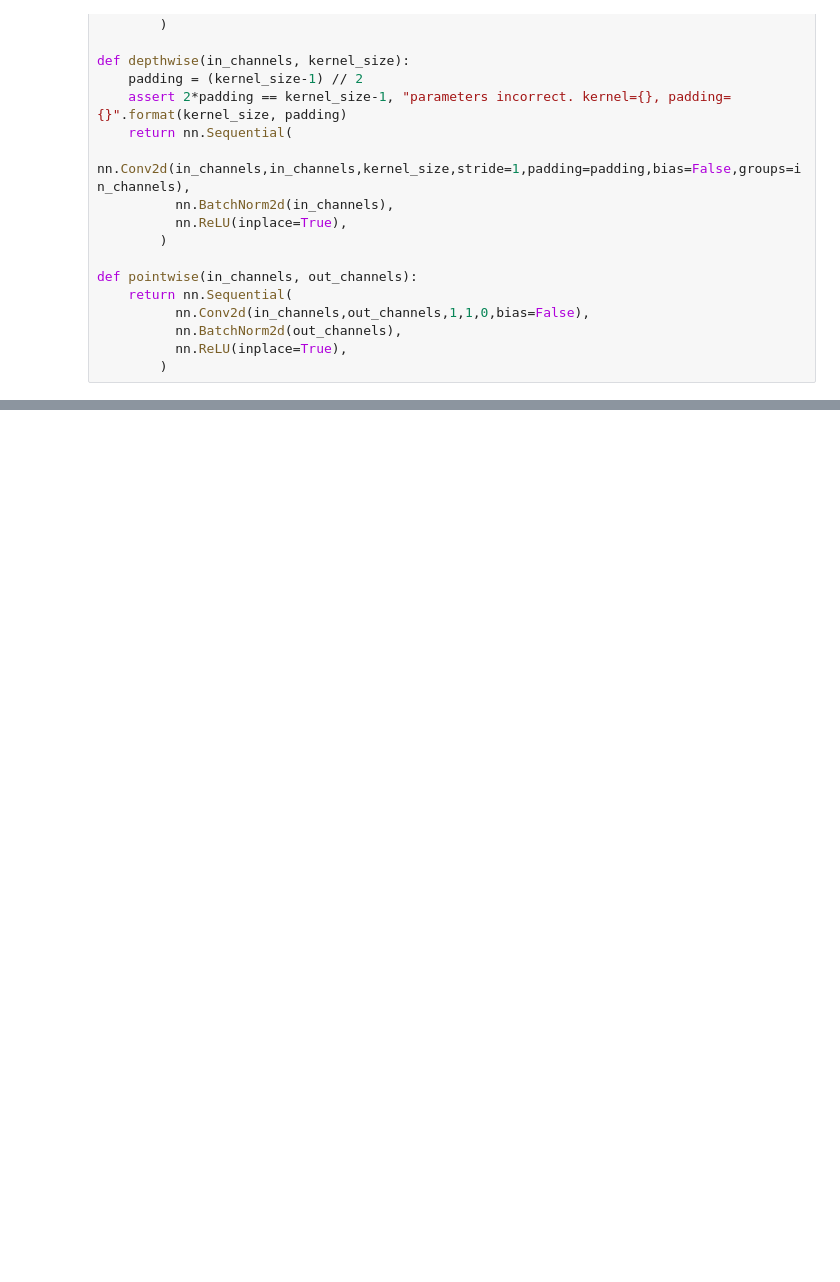
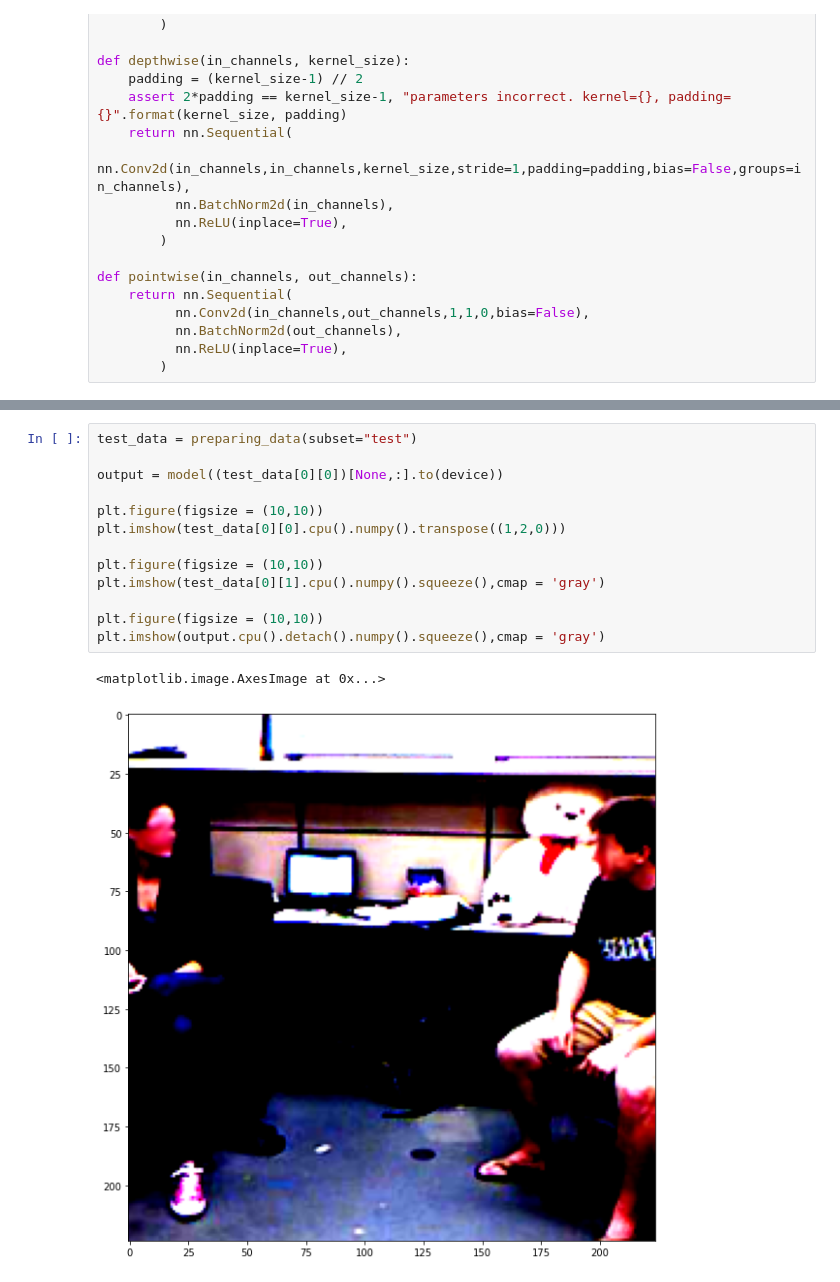
Before and after one commit to alireza-heshmati/DL_project-1, a Jupyter notebook: depth-estimation.ipynb, the cells around one changed output, grey strips where cells are left out. Cells and saved outputs as stored; diff of their text form; blank space fills up the shorter version.

```diff
--- a/depth-estimation.ipynb
+++ b/depth-estimation.ipynb
@@ -356,0 +537,16 @@ max(np.array(a).flatten())
+# %%
+test_data = preparing_data(subset="test")
+
+output = model((test_data[0][0])[None,:].to(device))
+
+plt.figure(figsize = (10,10))
+plt.imshow(test_data[0][0].cpu().numpy().transpose((1,2,0)))
+
+plt.figure(figsize = (10,10))
+plt.imshow(test_data[0][1].cpu().numpy().squeeze(),cmap = 'gray')
+
+plt.figure(figsize = (10,10))
+plt.imshow(output.cpu().detach().numpy().squeeze(),cmap = 'gray')
+# %% [output]
+<matplotlib.image.AxesImage at 0x...>
+[figure, added]
```
Also changed, not shown: parts of 23 cells of this notebook.
